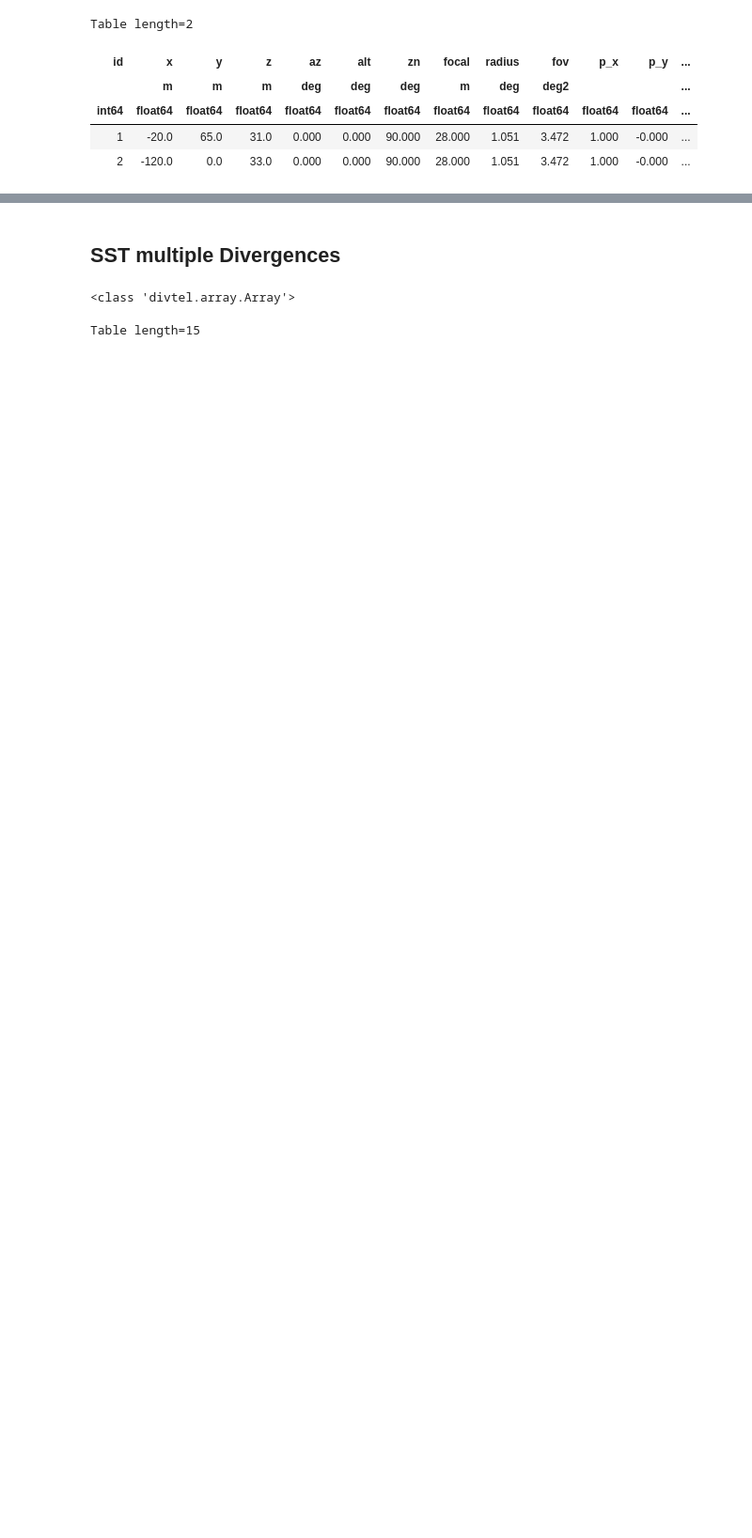
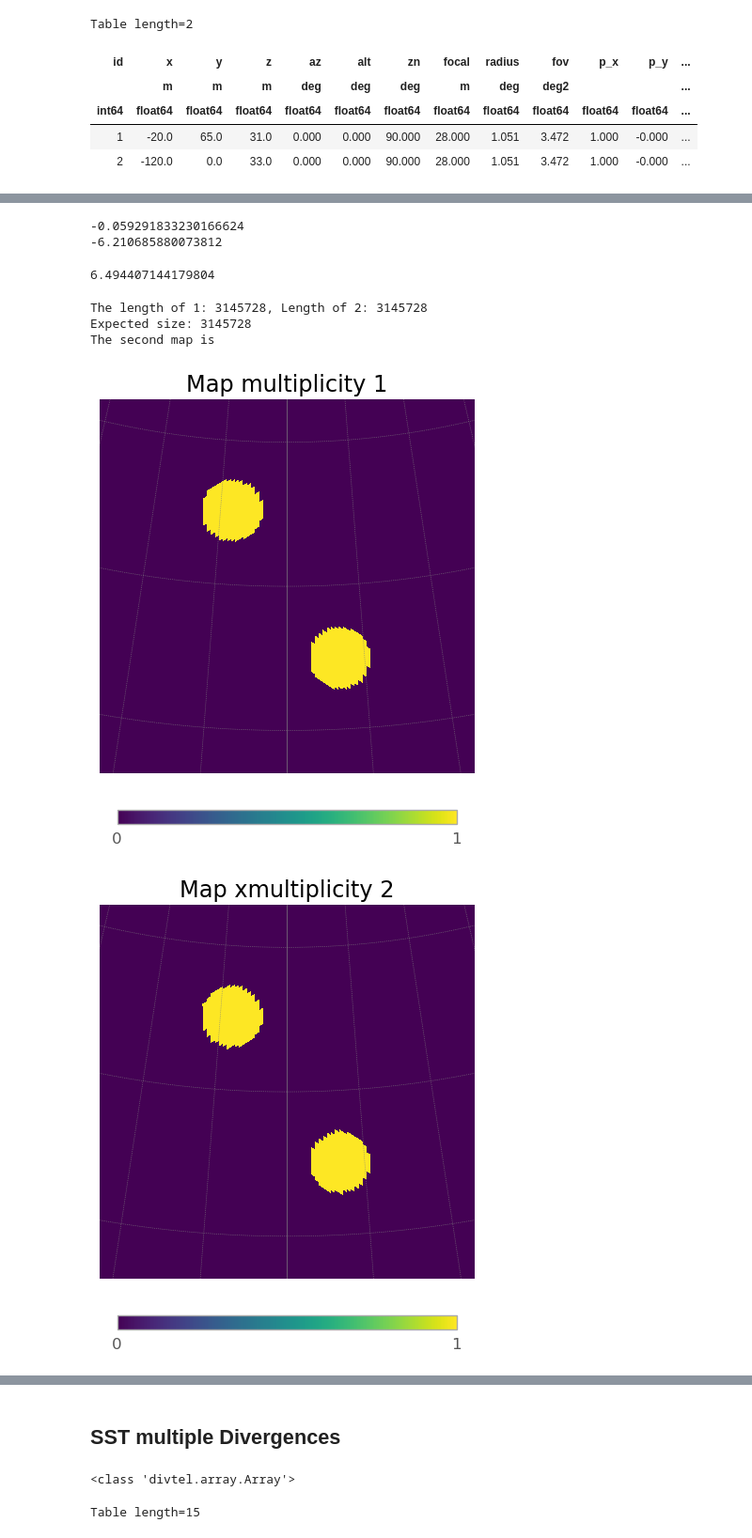
Before and after one commit to SamantaMorales/divtel, a Jupyter notebook: SSTs.ipynb, the cells around one changed output, grey strips where cells are left out. Shown at 94% size. Saved outputs shown, nothing was run; the diff lists cells and outputs as text; code cells hidden in the pictures; blank space fills up the shorter version.

```diff
--- a/SSTs.ipynb
+++ b/SSTs.ipynb
@@ -979,0 +1014,12 @@ The second map is
+# %%
+array_division_1.divergent_pointing_2_div(tel_group_2=array_division_2, div1=-0.1, div2=0.1, az=0, alt=60)
+array_division_1.multiplicity_plot_2_div(array_division_2)
+# %% [output]
+-0.059291833230166624
+-6.210685880073812
+6.494407144179804
+The length of 1: 3145728, Length of 2: 3145728
+Expected size: 3145728
+The second map is
+[figure, added]
+[figure, added]
```
Also changed, not shown: parts of 15 cells of this notebook, 2 other files.
